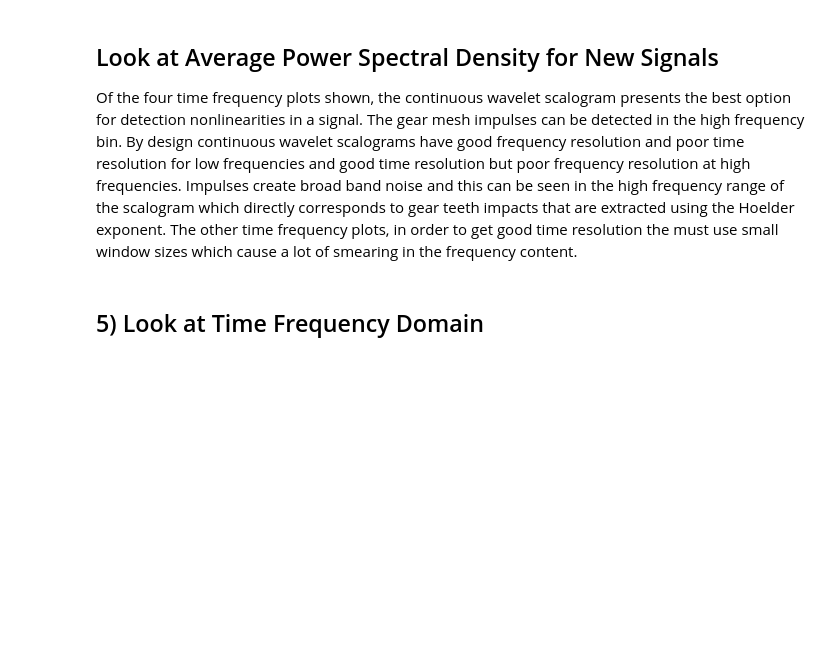
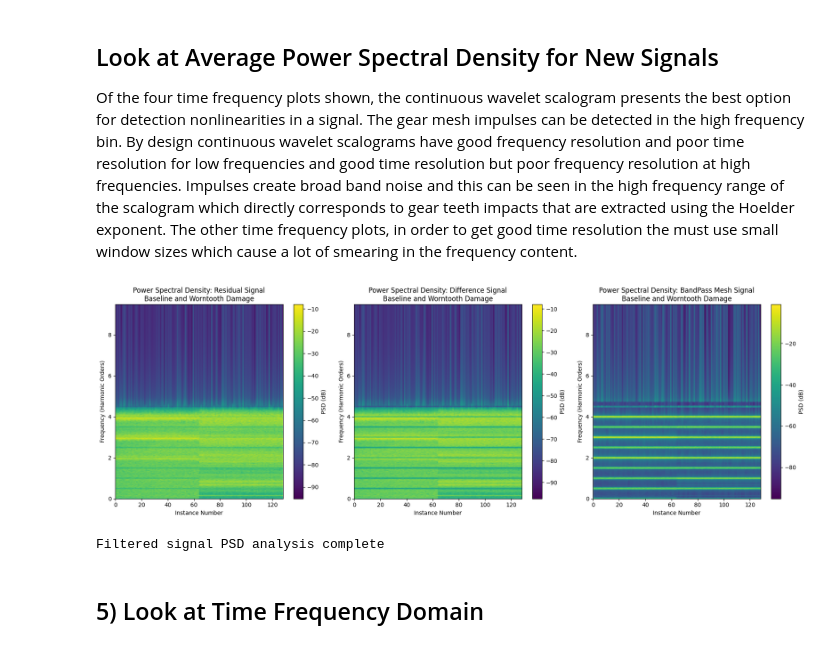
Before and after one commit to ebpfly/shmtools, a Jupyter notebook: examples/notebooks/condition_based_monitoring/gearbox_fault_analysis.ipynb, the cells around one changed output. Saved outputs shown, nothing was run; the diff lists cells and outputs as text; code cells hidden in the pictures; blank space fills up the shorter version.

```diff
--- a/examples/notebooks/condition_based_monitoring/gearbox_fault_analysis.ipynb
+++ b/examples/notebooks/condition_based_monitoring/gearbox_fault_analysis.ipynb
@@ -307,36 +340,39 @@ Of the four time frequency plots shown, the continuous wavelet scalogram present
 # psdWelch_shm Input:
 nWin = 2**(int(np.log2(xResidual.shape[0])) - 1)
 nOvlap = int(nWin * 0.75)
 nFFT = nWin * 2
 Fs_filtered = samplesPerRev / nGearTeeth
 
 fig, axes = plt.subplots(1, 3, figsize=(18, 6))
 
 # Plot PSD of all instances of the residual signal
 psdMatrix, f, is1sided = psd_welch_shm(xResidual, nWin, nOvlap, nFFT, Fs_filtered, None)
 
-ax = plotPSD_shm(psdMatrix, 1, is1sided, f, True, False, axes[0])
+ax = plot_psd_shm(psdMatrix, 1, is1sided, f, True, False, axes[0])
 axes[0].set_title('Power Spectral Density: Residual Signal\nBaseline and Worntooth Damage')
 axes[0].set_ylabel('Frequency (Harmonic Orders)')
 
 # Plot PSD of all instances of the difference signal
 psdMatrix, f, is1sided = psd_welch_shm(xDifference, nWin, nOvlap, nFFT, Fs_filtered, None)
 
-ax = plotPSD_shm(psdMatrix, 1, is1sided, f, True, False, axes[1])
+ax = plot_psd_shm(psdMatrix, 1, is1sided, f, True, False, axes[1])
 axes[1].set_title('Power Spectral Density: Difference Signal\nBaseline and Worntooth Damage')
 axes[1].set_ylabel('Frequency (Harmonic Orders)')
 
 # Plot PSD of all instances of the band pass mesh signal
 psdMatrix, f, is1sided = psd_welch_shm(xBandPassMesh, nWin, nOvlap, nFFT, Fs_filtered, None)
 
-ax = plotPSD_shm(psdMatrix, 1, is1sided, f, True, False, axes[2])
+ax = plot_psd_shm(psdMatrix, 1, is1sided, f, True, False, axes[2])
 axes[2].set_title('Power Spectral Density: BandPass Mesh Signal\nBaseline and Worntooth Damage')
 axes[2].set_ylabel('Frequency (Harmonic Orders)')
 
 plt.tight_layout()
 plt.show()
 
 print("Filtered signal PSD analysis complete")
+# %% [output]
+[figure, added]
+Filtered signal PSD analysis complete
 # %% [markdown]
 ## 5) Look at Time Frequency Domain
 # %%
```
Also changed, not shown: parts of 15 cells of this notebook, 51 other files.
